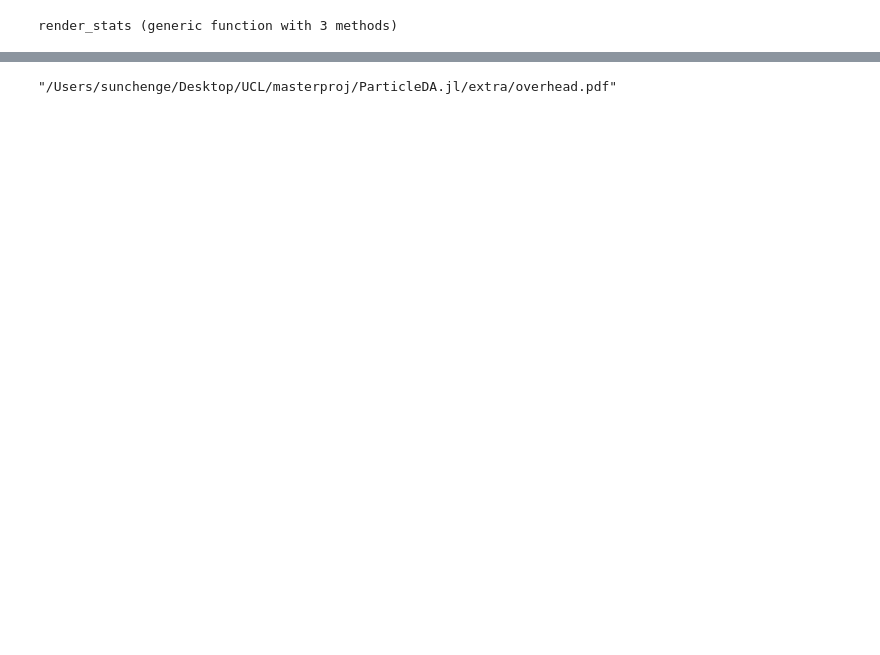
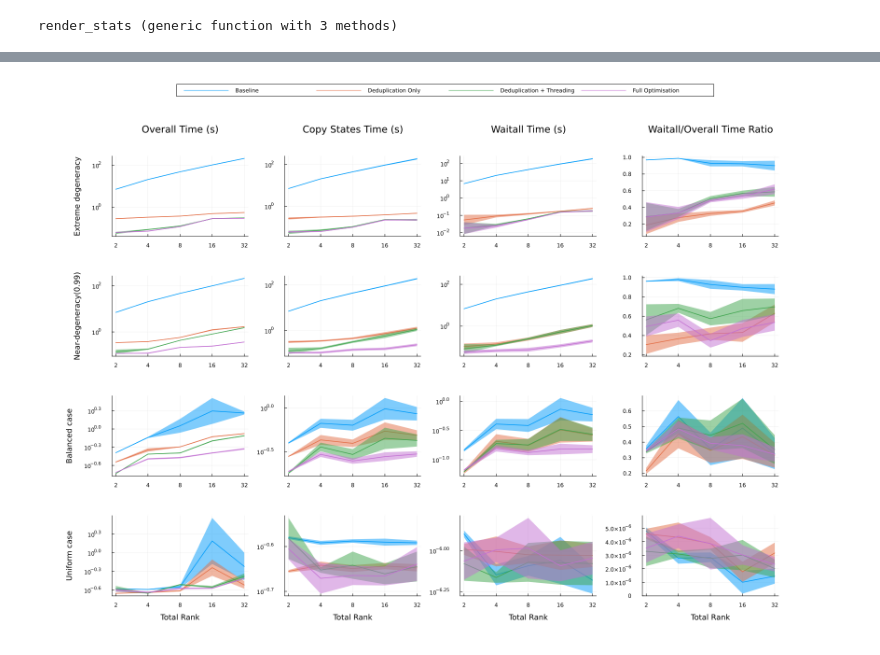
Before and after one commit to Team-RADDISH/ParticleDA.jl, a Jupyter notebook: extra/Plot_copy_states_julia.ipynb, the cells around one changed output, grey strips where cells are left out. Drawn from its saved outputs; the diff is of its cells as text; code cells hidden in the pictures; blank space fills up the shorter version.

```diff
--- a/extra/Plot_copy_states_julia.ipynb
+++ b/extra/Plot_copy_states_julia.ipynb
@@ -178,9 +155,8 @@ function df_from_h5(root_dir, category)
     # Sort by perm and trial
     wide = sort!(wide, [:perm, :trial])
 
-    first_df = wide[wide.perm .== "firstperm", :]
     rand_df = wide[wide.perm .== "randperm", :]
-    return (first_df, rand_df)
+    return rand_df
 end
 # %% [output]
 df_from_h5 (generic function with 1 method)
@@ -590,32 +315,14 @@ using ColorSchemes
 # %%
 root_dir = "test/output29"
-_, original_100k_df = df_from_h5(root_dir, "original")
-_, dedup_100k_df = df_from_h5(root_dir, "only_dedup")
-_, dedup_threads_100k_df = df_from_h5(root_dir, "dedup_threading")
-# _, op_100k_df = df_from_h5(root_dir, "only_optimize_resampling")
-_, dtop_100k_df = df_from_h5(root_dir, "dedup_threading_optimize_resampling")
+original_100k_df = df_from_h5(root_dir, "original")
+dedup_100k_df = df_from_h5(root_dir, "only_dedup")
+dedup_threads_100k_df = df_from_h5(root_dir, "dedup_threading")
+# op_100k_df = df_from_h5(root_dir, "only_optimize_resampling")
+dtop_100k_df = df_from_h5(root_dir, "dedup_threading_optimize_resampling")
 
 union_df = vcat(original_100k_df, dedup_100k_df, dedup_threads_100k_df, dtop_100k_df)
 union_df = widen_ops(union_df)
 union_df = stats(union_df)
-println("Data loaded and processed.")
-
-# stats
-# stats_df = combine(groupby(union_df, [:optimization, :trial, :total_rank]), :overall => mean => :overall_mean)
-# original_stats = stats_df[stats_df.optimization .== "original", [:trial, :total_rank, :overall_mean]]
-# rename!(original_stats, :overall_mean => :original_overall_mean)
-# stats_df = leftjoin(stats_df, original_stats, on=[:trial, :total_rank])
-# stats_df = @chain stats_df begin
-#     @transform(
-#         improvement = (:original_overall_mean .- :overall_mean) ./ :original_overall_mean * 100
-#     )
-#     sort!([:trial, :total_rank, :optimization])
-# end
-# stats_df = stats_df[stats_df.optimization .== "dedup_threading_optimize_resampling", :]
-# render_stats(union_df)
-# render_overhead(union_df, ["optimize_resample", "resample_ratio"])
-
-# println(union_df[union_df.total_rank .== 32 .&& union_df.optimization .== "original", :])
-savefig("overhead.pdf")
+render_stats(union_df)
 # %% [output]
-"/Users/sunchenge/Desktop/UCL/masterproj/ParticleDA.jl/extra/overhead.pdf"
+[figure, added]
```
Also changed, not shown: parts of 10 cells of this notebook, 3 other files.
